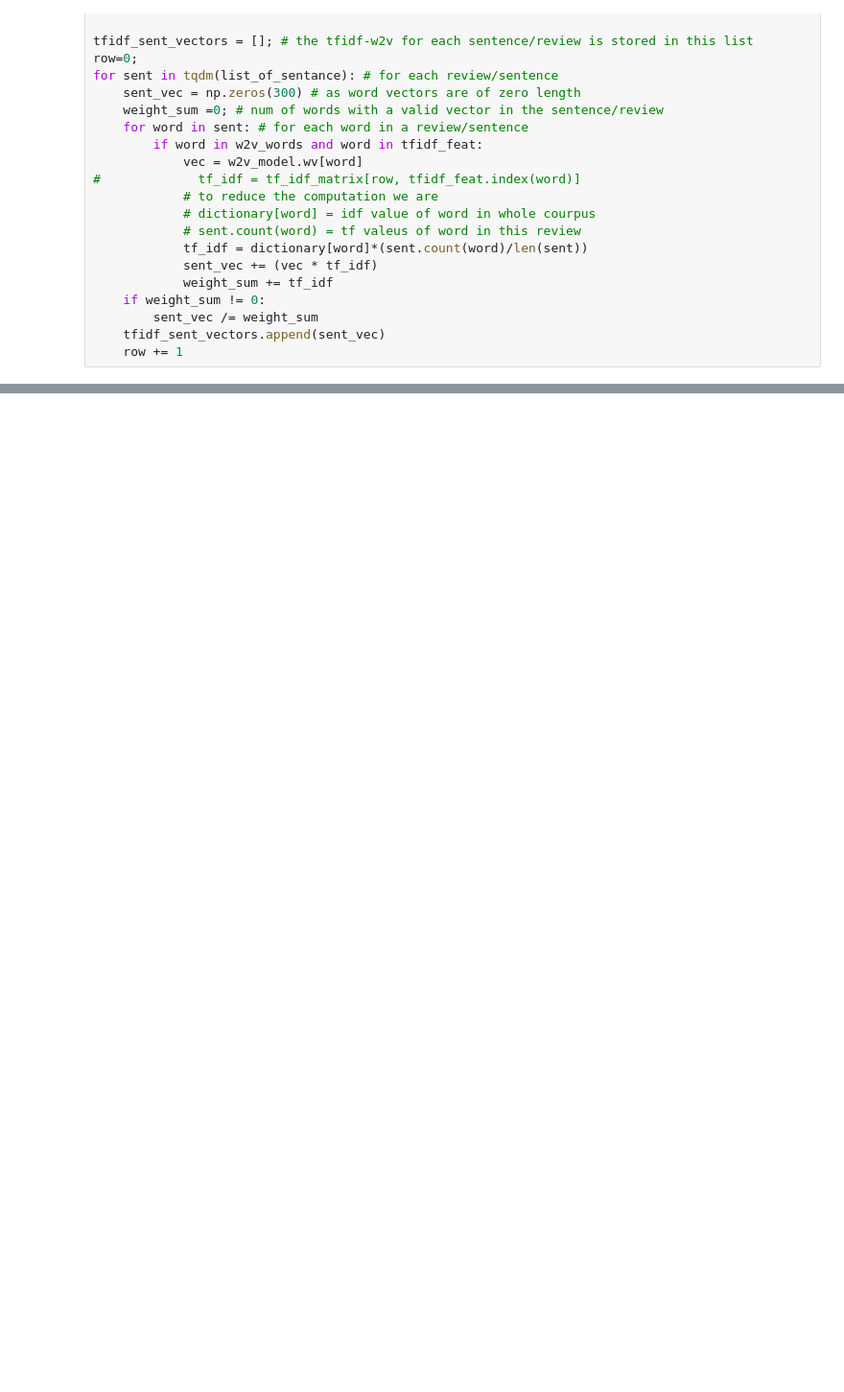
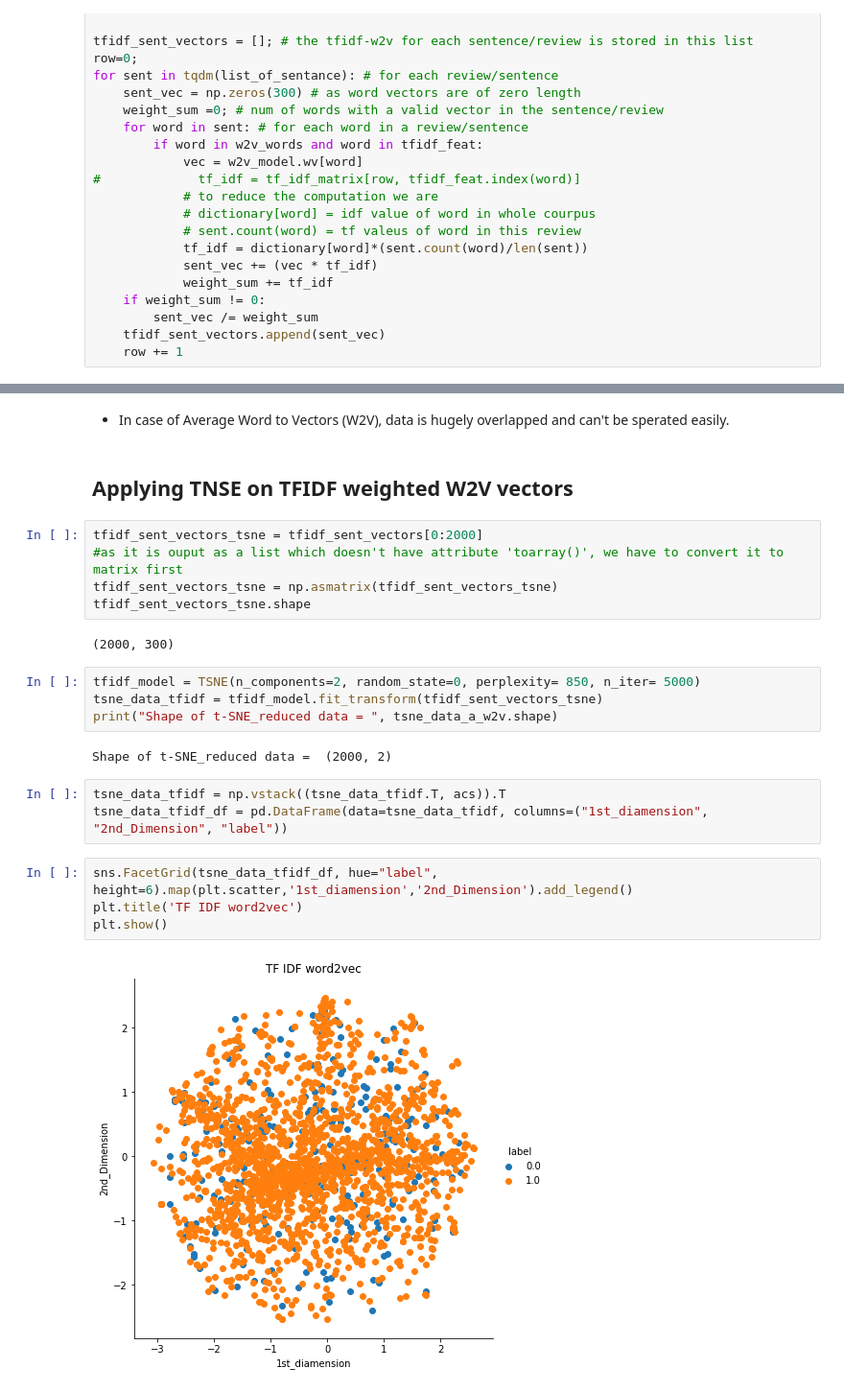
Before and after one commit to deveshSingh06/Food_Reviews_Project, a Jupyter notebook: Amazon Fine Food Reviews Analysis.ipynb, the cells around one changed output, grey strips where cells are left out. Shown at 96% size. Cells and saved outputs as stored; diff of their text form; blank space fills up the shorter version.

```diff
--- a/Amazon Fine Food Reviews Analysis.ipynb
+++ b/Amazon Fine Food Reviews Analysis.ipynb
@@ -531,0 +618,26 @@ for sent in tqdm(list_of_sentance): # for each review/sentence
+# %% [markdown]
+- In case of Average Word to Vectors (W2V), data is hugely overlapped and can't be sperated easily.
+# %% [markdown]
+## Applying TNSE on TFIDF weighted W2V vectors
+# %%
+tfidf_sent_vectors_tsne = tfidf_sent_vectors[0:2000]
+#as it is ouput as a list which doesn't have attribute 'toarray()', we have to convert it to matrix first
+tfidf_sent_vectors_tsne = np.asmatrix(tfidf_sent_vectors_tsne)
+tfidf_sent_vectors_tsne.shape
+# %% [output]
+(2000, 300)
+# %%
+tfidf_model = TSNE(n_components=2, random_state=0, perplexity= 850, n_iter= 5000)
+tsne_data_tfidf = tfidf_model.fit_transform(tfidf_sent_vectors_tsne)
+print("Shape of t-SNE_reduced data = ", tsne_data_a_w2v.shape)
+# %% [output]
+Shape of t-SNE_reduced data =  (2000, 2)
+# %%
+tsne_data_tfidf = np.vstack((tsne_data_tfidf.T, acs)).T
+tsne_data_tfidf_df = pd.DataFrame(data=tsne_data_tfidf, columns=("1st_diamension", "2nd_Dimension", "label"))
+# %%
+sns.FacetGrid(tsne_data_tfidf_df, hue="label", height=6).map(plt.scatter,'1st_diamension','2nd_Dimension').add_legend()
+plt.title('TF IDF word2vec')
+plt.show()
+# %% [output]
+[figure, added]
```
Also changed, not shown: parts of 37 cells of this notebook.
